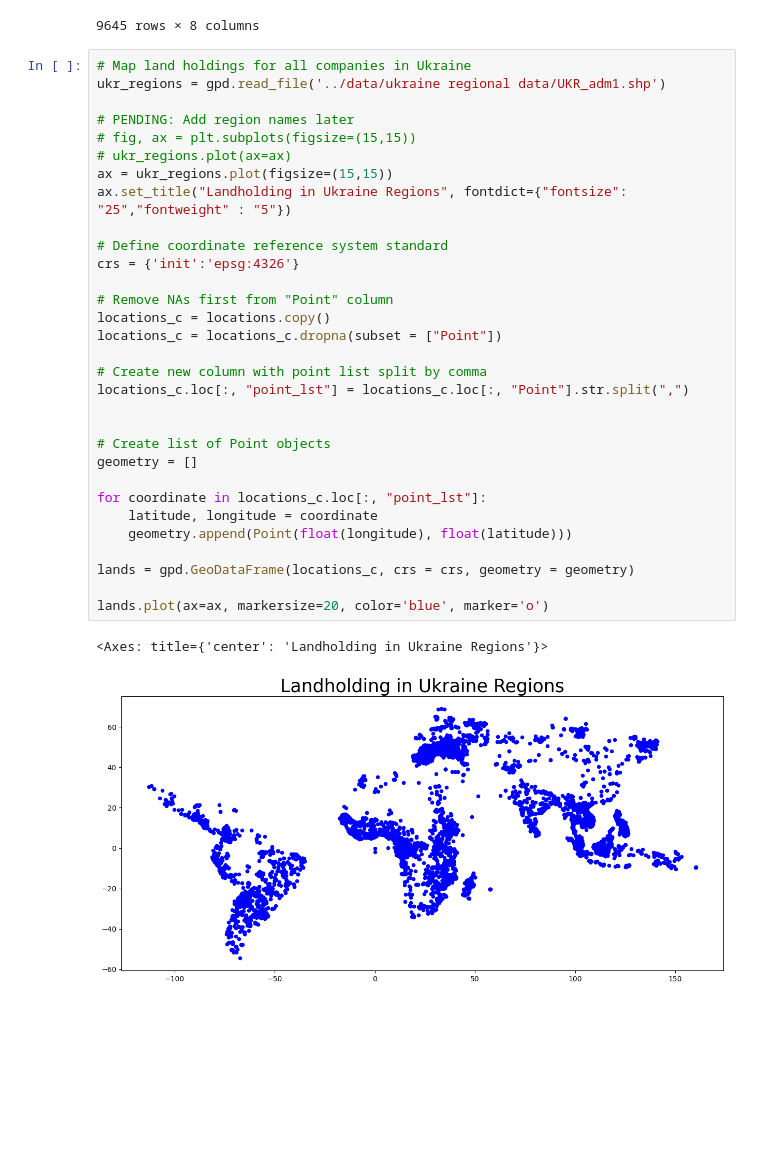
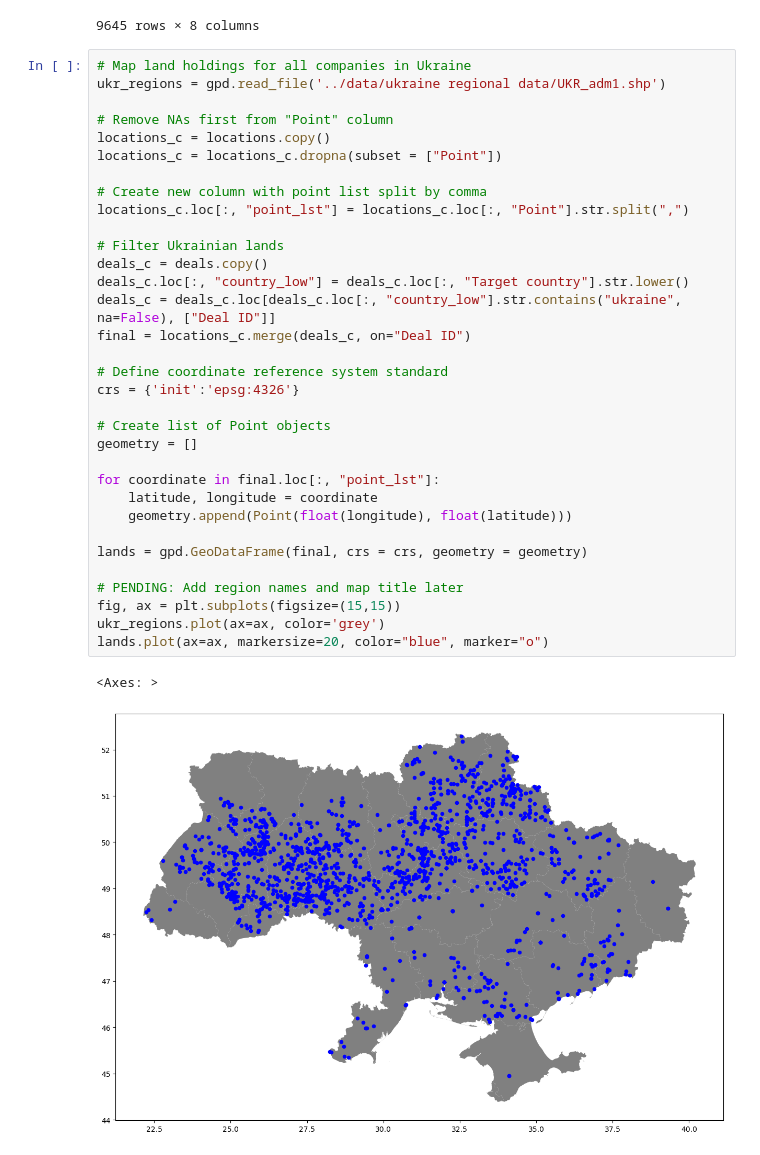
Before and after one commit to uchicago-dsi/oakland-institute-ukraine, a Jupyter notebook: visualizations/label_matrix.ipynb, the cells around one changed output. Cells and saved outputs as stored; diff of their text form; blank space fills up the shorter version.

Commit message:
Map of Ukraine regions with land coordinates painted on map. It appears the locations aren't at the region level but pending to check with municipal level data

```diff
--- a/visualizations/label_matrix.ipynb
+++ b/visualizations/label_matrix.ipynb
@@ -123,34 +123,36 @@ locations
 # %%
 # Map land holdings for all companies in Ukraine
 ukr_regions = gpd.read_file('../data/ukraine regional data/UKR_adm1.shp')
-
-# PENDING: Add region names later
-# fig, ax = plt.subplots(figsize=(15,15))
-# ukr_regions.plot(ax=ax)
-ax = ukr_regions.plot(figsize=(15,15))
-ax.set_title("Landholding in Ukraine Regions", fontdict={"fontsize": "25","fontweight" : "5"})
-
-# Define coordinate reference system standard
-crs = {'init':'epsg:4326'}
 
 # Remove NAs first from "Point" column
 locations_c = locations.copy()
 locations_c = locations_c.dropna(subset = ["Point"])
 
 # Create new column with point list split by comma
 locations_c.loc[:, "point_lst"] = locations_c.loc[:, "Point"].str.split(",")
 
+# Filter Ukrainian lands
+deals_c = deals.copy()
+deals_c.loc[:, "country_low"] = deals_c.loc[:, "Target country"].str.lower()
+deals_c = deals_c.loc[deals_c.loc[:, "country_low"].str.contains("ukraine", na=False), ["Deal ID"]]
+final = locations_c.merge(deals_c, on="Deal ID")
+
+# Define coordinate reference system standard
+crs = {'init':'epsg:4326'}
 
 # Create list of Point objects
 geometry = []
 
-for coordinate in locations_c.loc[:, "point_lst"]:
+for coordinate in final.loc[:, "point_lst"]:
     latitude, longitude = coordinate
     geometry.append(Point(float(longitude), float(latitude)))
 
-lands = gpd.GeoDataFrame(locations_c, crs = crs, geometry = geometry)
+lands = gpd.GeoDataFrame(final, crs = crs, geometry = geometry)
 
-lands.plot(ax=ax, markersize=20, color='blue', marker='o')
+# PENDING: Add region names and map title later
+fig, ax = plt.subplots(figsize=(15,15))
+ukr_regions.plot(ax=ax, color='grey')
+lands.plot(ax=ax, markersize=20, color="blue", marker="o")
 # %% [output]
-<Axes: title={'center': 'Landholding in Ukraine Regions'}>
+<Axes: >
-[figure, old version]
+[figure, new version]
```
